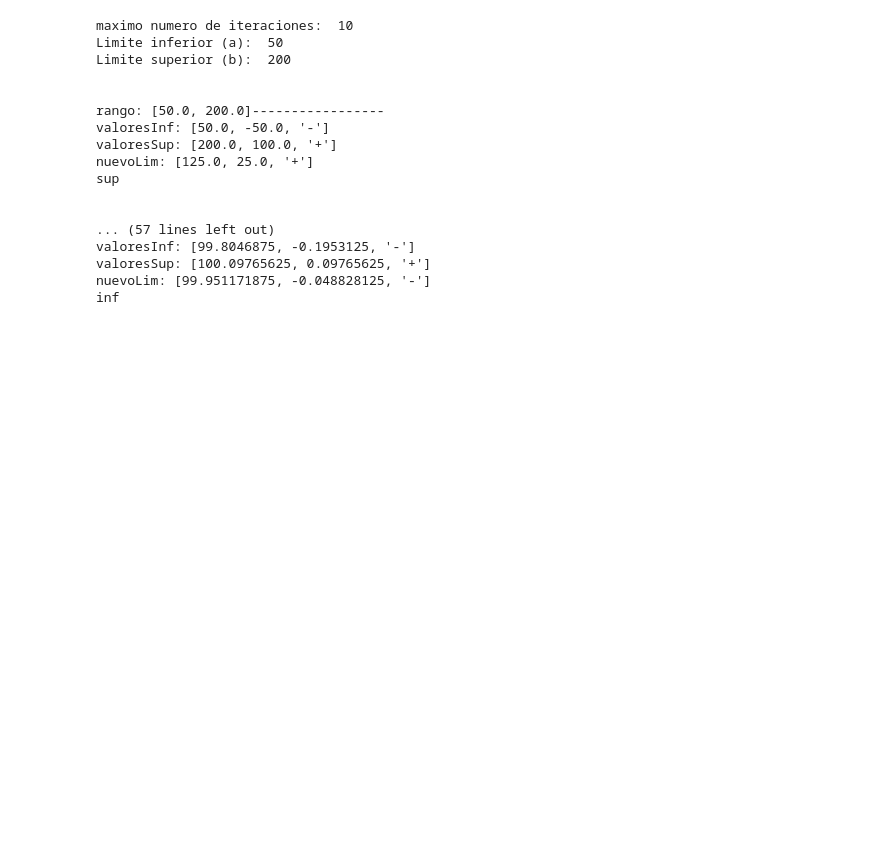
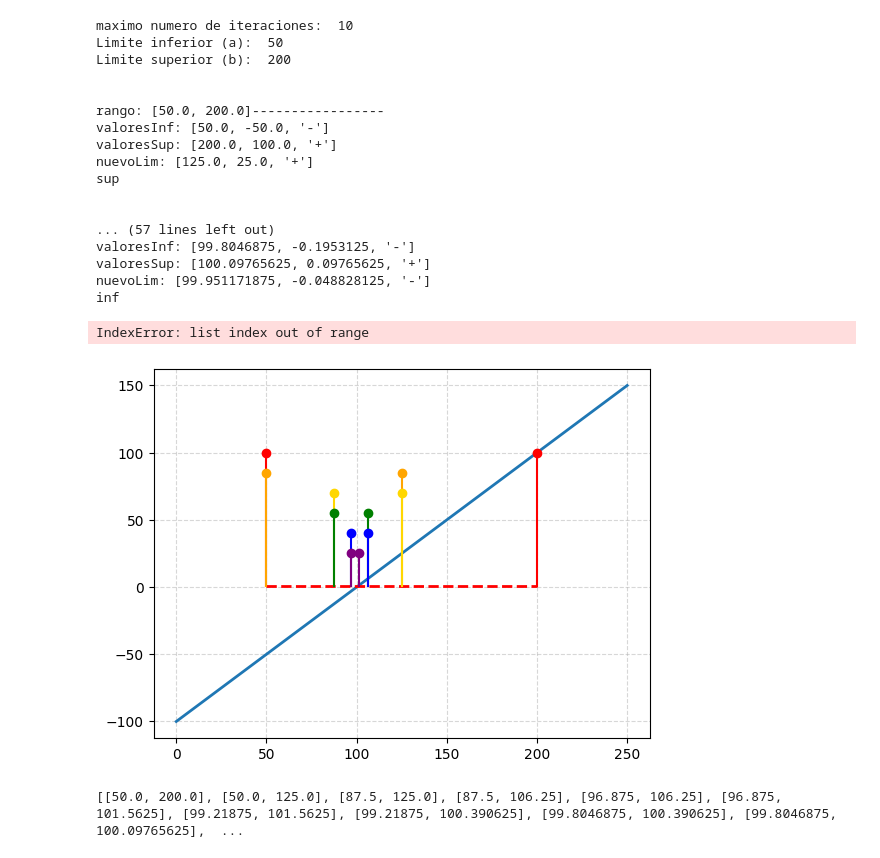
Before and after one commit to luisntaboada1/metodosNumericos, a Jupyter notebook: algoritmos_numericos.ipynb, the cells around one changed output. Drawn from its saved outputs; the diff is of its cells as text; code cells hidden in the pictures; blank space fills up the shorter version.

Commit message:
Grafica con rangos agregada (stems)

```diff
--- a/algoritmos_numericos.ipynb
+++ b/algoritmos_numericos.ipynb
@@ -98,3 +98,55 @@ valoresInf: [99.8046875, -0.1953125, '-']
 valoresSup: [100.09765625, 0.09765625, '+']
 nuevoLim: [99.951171875, -0.048828125, '-']
 inf
+# %%
+import numpy as np
+import matplotlib.pyplot as plt
+i = 0
+j = 0
+stemH = 100
+colors = ['red', 'orange', 'gold', 'green', 'blue', 'purple']
+
+numP = 5000 # Numero de puntos
+xmin = 0 # punto en x minimo. Hasta donde la funcion puede bajar
+xmax = 250 # punto maximo en x. Hasta donde la funcion puede subir
+x = np.linspace(xmin, xmax, numP, dtype=float) # Todos los puntos en los cual la funcion se va a mover
+y = f(x)
+
+
+# Function Plot
+fig, ax = plt.subplots()
+ax.plot(x, y, linewidth=2)
+ax.plot(rangeHistory[0], yCord, color='red', linewidth=2, linestyle='--') # Range Plot
+ax.grid(True, which="both", linestyle="--", alpha=0.5)
+
+# Range Plot
+while i<5:
+    for r in rangeHistory:
+        for lim in r:
+            ax.stem(lim, stemH, linefmt=colors[i])
+        i = i+1
+        stemH = stemH - 15
+
+# keep 0 visible in both axes
+ax.set_xlim(xmin, xmax)
+ymin = min(y.min(), 0.0)
+ymax = max(y.max(), 0.0)
+pad = 0.05 * (ymax - ymin if ymax != ymin else 1.0)
+ax.set_ylim(ymin - pad, ymax + pad)
+
+# center axes at (0,0)
+ax.spines["left"].set_position("zero")
+ax.spines["bottom"].set_position("zero")
+ax.spines["right"].set_color("none")
+ax.spines["top"].set_color("none")
+ax.xaxis.set_ticks_position("bottom")
+ax.yaxis.set_ticks_position("left")
+
+ax.set_title("f(x) = x - 100")
+# %% [output]
+IndexError: list index out of range
+[figure, added]
+# %%
+print(rangeHistory)
+# %% [output]
+[[50.0, 200.0], [50.0, 125.0], [87.5, 125.0], [87.5, 106.25], [96.875, 106.25], [96.875, 101.5625], [99.21875, 101.5625], [99.21875, 100.390625], [99.8046875, 100.390625], [99.8046875, 100.09765625],  ...
```
Also changed, not shown: 1 other file.
